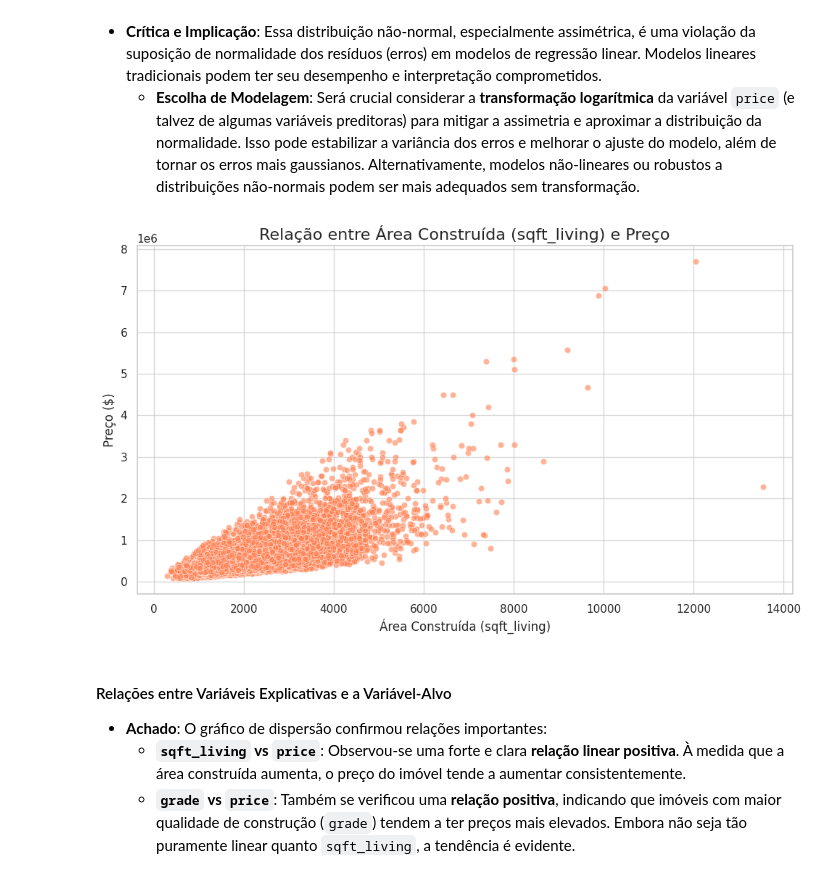
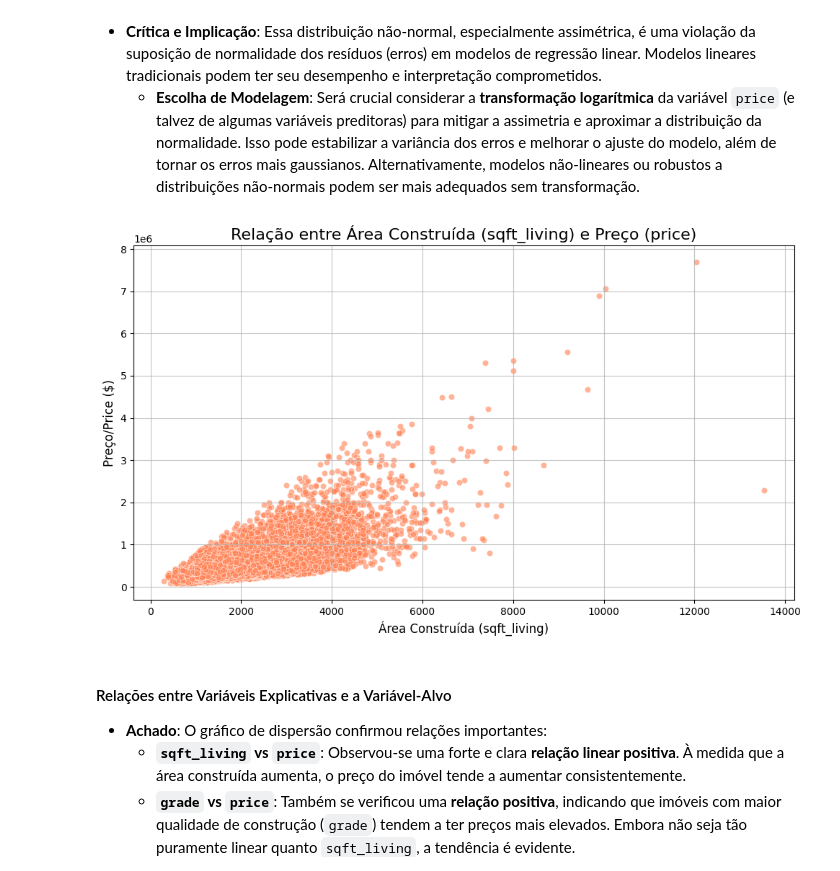
Before and after one commit to paulo-git-hub/Projeto_Final_V1, a Jupyter notebook: notebooks/Projeto_Final_V1.ipynb, the cells around one changed output. Saved outputs shown, nothing was run; the diff lists cells and outputs as text; code cells hidden in the pictures.

```diff
--- a/notebooks/Projeto_Final_V1.ipynb
+++ b/notebooks/Projeto_Final_V1.ipynb
@@ -138,25 +138,25 @@ plt.close(fig) # Fecha a figura para liberar memória
 # %%
 import matplotlib.pyplot as plt
 import seaborn as sns
 import os
 
 # 2. Gráfico de dispersão: 'sqft_living' vs 'price'
 # Relação linear entre área construída e preço
 fig, ax = plt.subplots(figsize=(10, 6))
-sns.scatterplot(x='sqft_living', y='price', data=df_limpo, ax=ax, alpha=0.6, color='coral')
-ax.set_title('Relação entre Área Construída (sqft_living) e Preço', fontsize=16)
+sns.scatterplot(x='sqft_living', y='price', data=df_bruto, ax=ax, alpha=0.6, color='coral')
+ax.set_title('Relação entre Área Construída (sqft_living) e Preço (price)', fontsize=16)
 ax.set_xlabel('Área Construída (sqft_living)', fontsize=12)
-ax.set_ylabel('Preço ($)', fontsize=12)
+ax.set_ylabel('Preço/Price ($)', fontsize=12)
 plt.grid(alpha=0.75)
 plt.tight_layout()
 plt.show()
 
 # Salvando a figura
 scatter_sqft_price_path = os.path.join(BASE_DIR, 'outputs', 'figures', 'sqft_living_vs_price.png')
 fig.savefig(scatter_sqft_price_path)
 plt.close(fig)
 # %% [output]
-[figure, old version]
+[figure, new version]
 # %% [markdown]
 #### Relações entre Variáveis Explicativas e a Variável-Alvo
 
```
Also changed, not shown: parts of 15 cells of this notebook.
